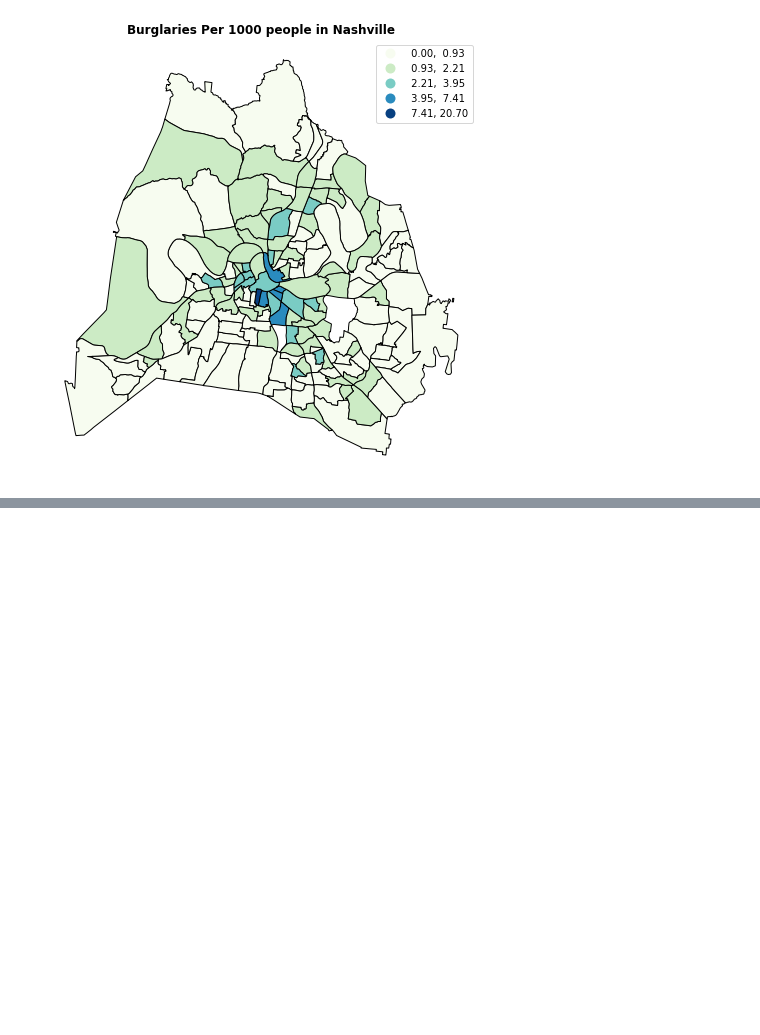
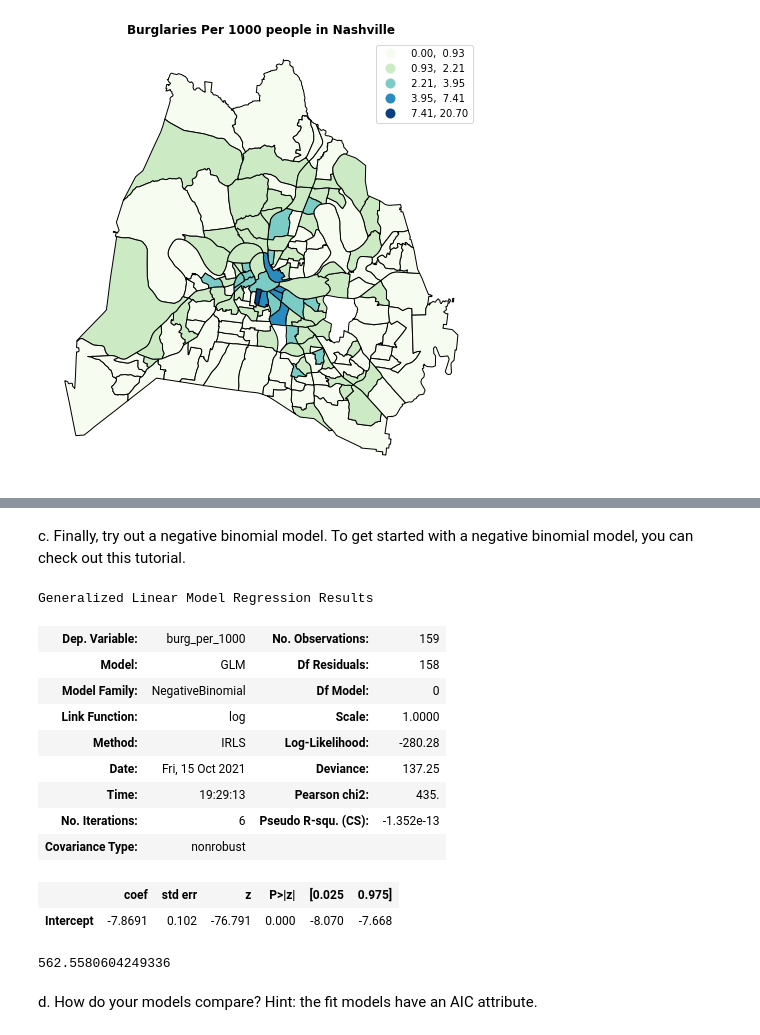
Before and after one commit to nss-data-science-cohort-5/geospatial_api-blue-barracudas, a Jupyter notebook: notebooks/geoproject.ipynb, the cells around one changed output, grey strips where cells are left out. Cells and saved outputs as stored; diff of their text form; code cells hidden in the pictures; blank space fills up the shorter version.

```diff
--- a/notebooks/geoproject.ipynb
+++ b/notebooks/geoproject.ipynb
@@ -383,0 +521,24 @@ Note: you may need to restart the kernel to use updated packages.
+# %% [markdown]
+c. Finally, try out a negative binomial model. To get started with a negative binomial model, you can check out this tutorial.
+# %%
+model_c = glm('burg_per_1000 ~ 1', data=all_data,family=sm.families.NegativeBinomial(), offset=np.log(all_data['population'])).fit()
+model_c.summary()
+# %% [output]
+Generalized Linear Model Regression Results
+| Dep. Variable: | burg_per_1000 | No. Observations: | 159 |
+| Model: | GLM | Df Residuals: | 158 |
+| Model Family: | NegativeBinomial | Df Model: | 0 |
+| Link Function: | log | Scale: | 1.0000 |
+| Method: | IRLS | Log-Likelihood: | -280.28 |
+| Date: | Fri, 15 Oct 2021 | Deviance: | 137.25 |
+| Time: | 19:29:13 | Pearson chi2: | 435. |
+| No. Iterations: | 6 | Pseudo R-squ. (CS): | -1.352e-13 |
+| Covariance Type: | nonrobust |  |  |
+|  | coef | std err | z | P>|z| | [0.025 | 0.975] |
+| Intercept | -7.8691 | 0.102 | -76.791 | 0.000 | -8.070 | -7.668 |
+# %%
+model_c.aic
+# %% [output]
+562.5580604249336
+# %% [markdown]
+d. How do your models compare? Hint: the fit models have an AIC attribute.
```
Also changed, not shown: parts of 19 cells of this notebook.
